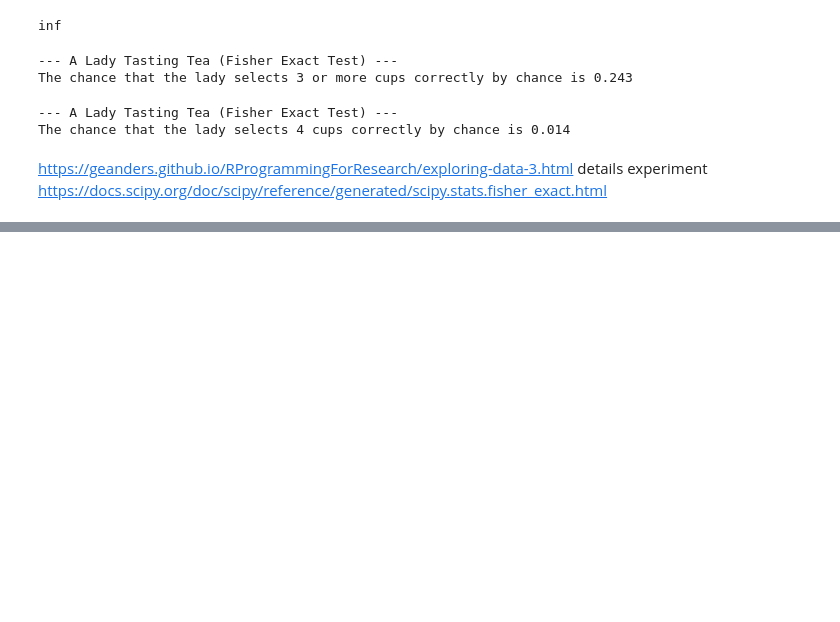
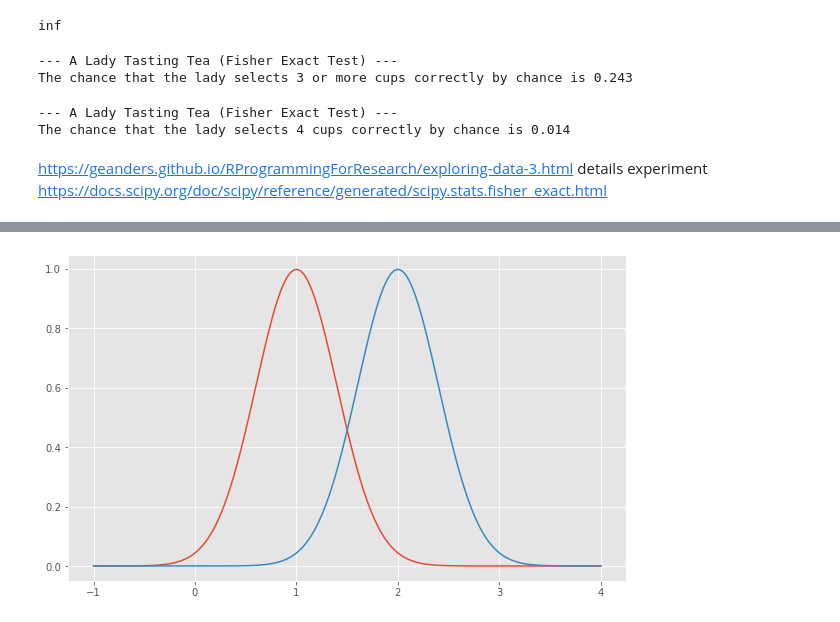
Before and after one commit to fionnmccarthy/ml-and-stats-assessment, a Jupyter notebook: Practical/01-statistics-exercises.ipynb, the cells around one changed output, grey strips where cells are left out. Cells and saved outputs as stored; diff of their text form; code cells hidden in the pictures; blank space fills up the shorter version.

```diff
--- a/Practical/01-statistics-exercises.ipynb
+++ b/Practical/01-statistics-exercises.ipynb
@@ -92,0 +235,19 @@ https://docs.scipy.org/doc/scipy/reference/generated/scipy.stats.fisher_exact.ht
+# %%
+# Let's create a plot with the following x values.
+min_x = min(m_a, m_b) - 5.0 * max(s_a, s_b)
+max_x = max(m_a, m_b) + 5.0 * max(s_a, s_b)
+x = np.linspace(min_x, max_x, 1000)
+
+# We'll have plots of two different populations on one set of axes.
+# These are normal probability density functions.
+# See: https://en.wikipedia.org/wiki/Normal_distribution
+y_a = ss.norm.pdf(x, m_a, s_a)
+y_b = ss.norm.pdf(x, m_b, s_b)
+
+# Create and show the plot.
+fig, ax = plt.subplots(figsize=(10,6))
+ax.plot(x, y_a)
+ax.plot(x, y_b)
+plt.show()
+# %% [output]
+[figure, added]
```
Also changed, not shown: parts of 46 cells of this notebook.
